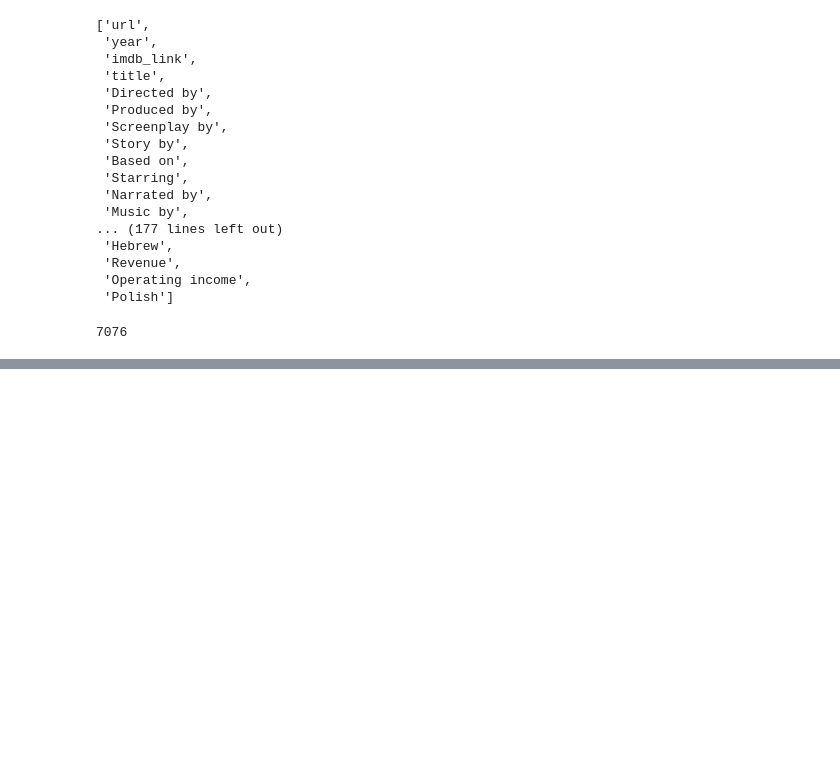
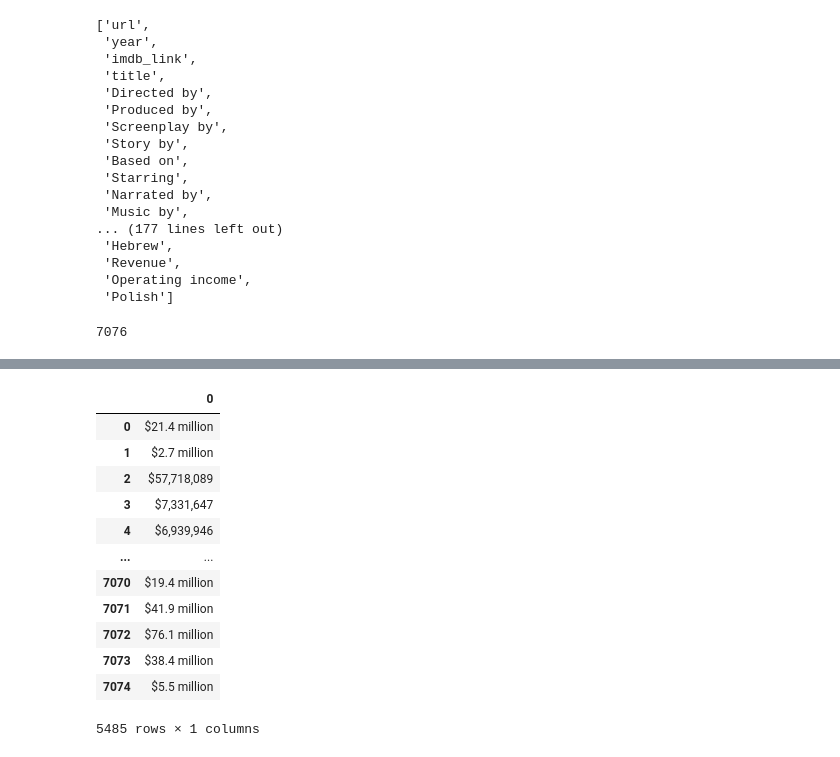
Before and after one commit to naomishields/Movies-ETL, a Jupyter notebook: Wiki_Movies.ipynb, the cells around one changed output, grey strips where cells are left out. Saved outputs shown, nothing was run; the diff lists cells and outputs as text; code cells hidden in the pictures; blank space fills up the shorter version.

```diff
--- a/Wiki_Movies.ipynb
+++ b/Wiki_Movies.ipynb
@@ -219,3 +218,10 @@ sorted(wiki_movies_df.columns.tolist())
  'title',
  'url',
  'year']
+# %%
+#Removing duplicate rows
+wiki_movies_df['imdb_id'] = wiki_movies_df['imdb_link'].str.extract(r'(tt\d{7})')
+print(len(wiki_movies_df))
+wiki_movies_df.drop_duplicates(subset='imdb_id', inplace=True)
+print(len(wiki_movies_df))
+wiki_movies_df.head()
@@ -221,0 +263,5 @@ sorted(wiki_movies_df.columns.tolist())
+# %%
+#Select this list from the data frame
+wiki_columns_to_keep = [column for column in wiki_movies_df.columns if wiki_movies_df[column].isnull().sum() < len(wiki_movies_df) * 0.9]
+wiki_movies_df = wiki_movies_df[wiki_columns_to_keep]
+wiki_movies_df.head()
@@ -221,0 +297,3 @@ sorted(wiki_movies_df.columns.tolist())
+# %%
+#Look for rows where the box office data is defined and make a data series that drops missing values
+box_office = wiki_movies_df['Box office'].dropna()
@@ -221,0 +321,3 @@ sorted(wiki_movies_df.columns.tolist())
+# %%
+#In order to concatenate the items on the list, we need to make a separator string and then use the join() method
+box_office = box_office.apply(lambda x: ' '.join(x) if type(x) == list else x)
@@ -221,0 +362,23 @@ sorted(wiki_movies_df.columns.tolist())
+# %%
+# Fixing pattern matches
+
+form_one = r'\$\s*\d+\.?\d*\s*[mb]illi?on'
+form_two = r'\$\s*\d{1,3}(?:[,\.]\d{3})+(?!\s[mb]illion)'
+
+box_office = box_office.str.replace(r'\$.*[-—–](?![a-z])', '$', regex=True)
+
+box_office.str.extract(f'({form_one}|{form_two})')
+# %% [output]
+|  | 0 |
+| 0 | $21.4 million |
+| 1 | $2.7 million |
+| 2 | $57,718,089 |
+| 3 | $7,331,647 |
+| 4 | $6,939,946 |
+| ... | ... |
+| 7070 | $19.4 million |
+| 7071 | $41.9 million |
+| 7072 | $76.1 million |
+| 7073 | $38.4 million |
+| 7074 | $5.5 million |
+5485 rows × 1 columns
```
Also changed, not shown: parts of 40 cells of this notebook.
